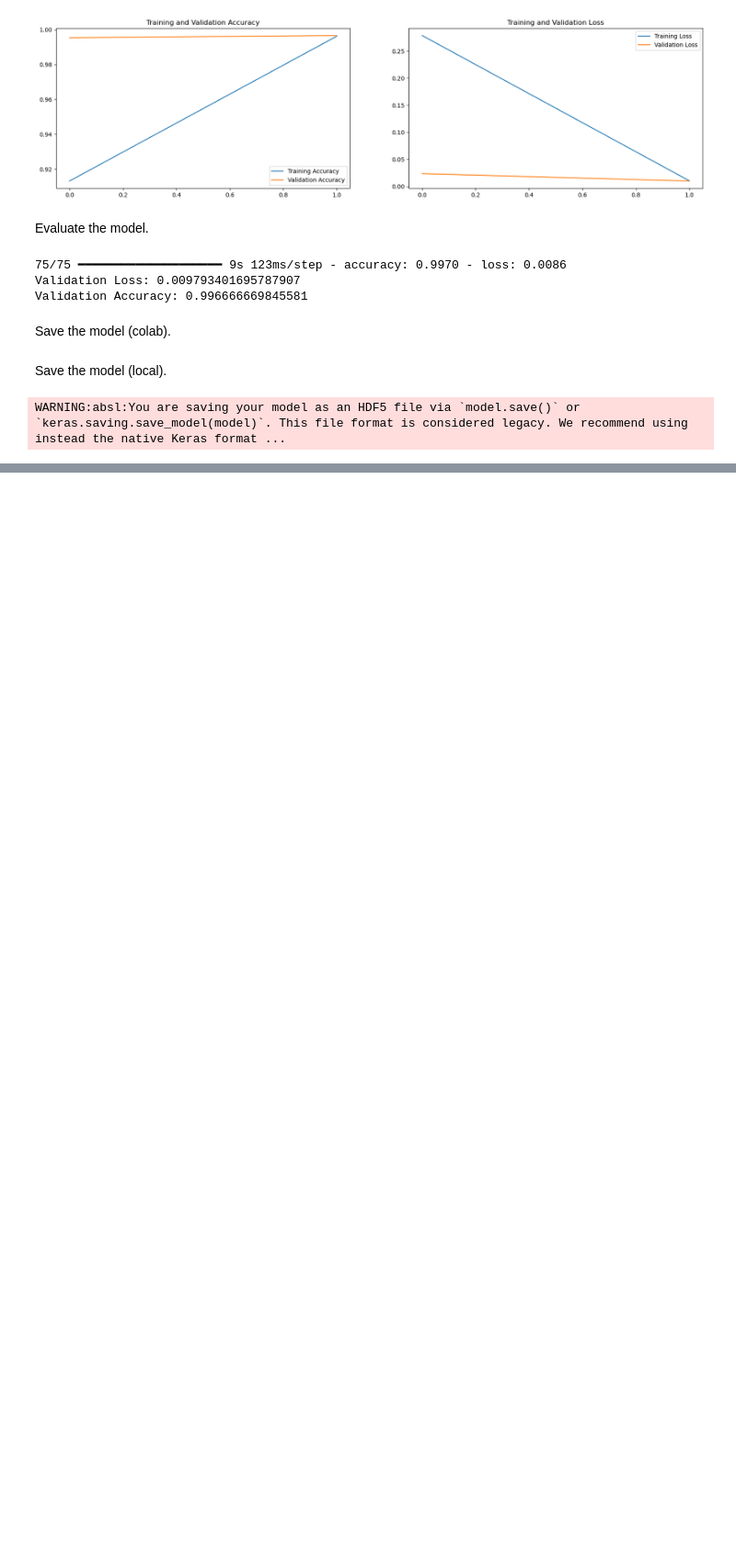
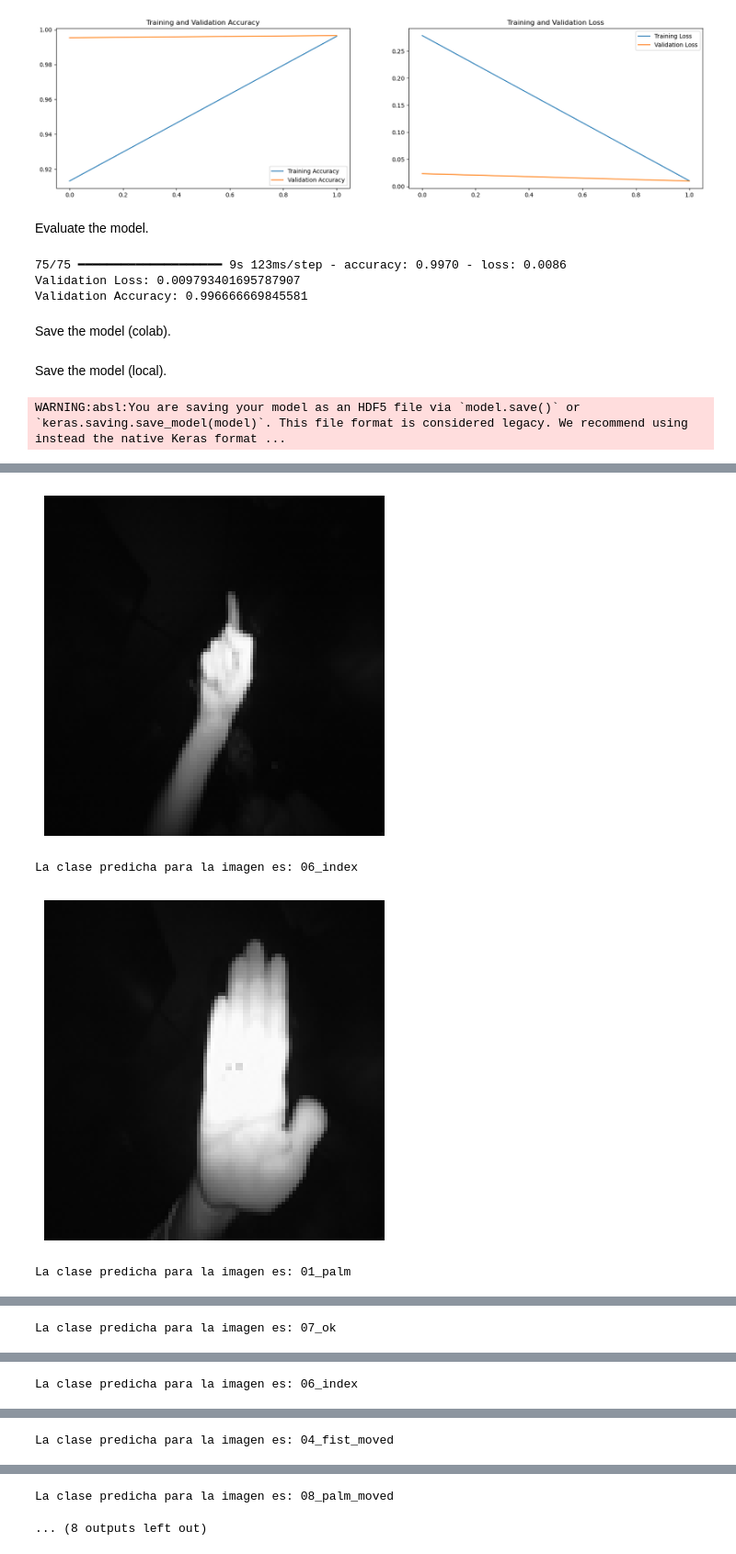
Before and after one commit to PedroVillegasss/Gesture6, a Jupyter notebook: Gesture6.ipynb, the cells around one changed output, grey strips where cells are left out. Shown at 92% size. Drawn from its saved outputs; the diff is of its cells as text; code cells hidden in the pictures; blank space fills up the shorter version.

```diff
--- a/Gesture6.ipynb
+++ b/Gesture6.ipynb
@@ -407,0 +455,2 @@ print("The 96x96 version of the original images were saved in:", data_reshaped_p
+# %%
+labels_str = [str(label) for label in labels]
@@ -407,0 +799,61 @@ print("The 96x96 version of the original images were saved in:", data_reshaped_p
+# %%
+data = list(zip(file_paths, labels))
+np.random.shuffle(data)
+file_paths, labels = zip(*data)
+# %%
+import tensorflow as tf
+import numpy as np
+import matplotlib.pyplot as plt
+from tensorflow.keras.preprocessing import image
+
+# Preprocesar la imagen y mostrarla
+def preprocess_and_show_image(img_path, target_size=(96, 96)):
+    img = image.load_img(img_path, target_size=target_size)
+    img_array = image.img_to_array(img)
+    img_array = np.expand_dims(img_array, axis=0)
+
+    # Escalar los valores a 0-255 y convertir a uint8
+    img_array = np.clip(img_array, 0, 255).astype(np.uint8)
+
+    plt.imshow(img)
+    plt.axis('off')
+    plt.show()
+    return img_array
+
+# Función para realizar predicción con el modelo cuantizado
+def predict_image_tflite(interpreter, img_path):
+    preprocessed_image = preprocess_and_show_image(img_path)
+
+    # Obtener detalles de entrada y salida
+    input_details = interpreter.get_input_details()
+    output_details = interpreter.get_output_details()
+
+    # Configurar el tensor de entrada
+    interpreter.set_tensor(input_details[0]['index'], preprocessed_image)
+
+    # Ejecutar la inferencia
+    interpreter.invoke()
+
+    # Obtener la salida del modelo
+    output_data = interpreter.get_tensor(output_details[0]['index'])
+
+    # Obtener la clase predicha
+    predicted_class = np.argmax(output_data, axis=1)
+    return predicted_class
+
+# Cargar el modelo cuantizado
+interpreter = tf.lite.Interpreter(model_path='quantized_models/quant_model_uint8.tflite')
+interpreter.allocate_tensors()
+
+# Predecir las primeras 15 imágenes
+for idx, img in enumerate(file_paths[15:25]):
+    img_path = file_paths[idx]
+    predicted_class = predict_image_tflite(interpreter, img_path)
+    # Obtener la etiqueta correspondiente a la clase predicha
+    class_name = next((key for key, val in label_map.items() if val == predicted_class[0]), None)
+    print(f'La clase predicha para la imagen es: {class_name}')
+# %% [output]
+[figure, added]
+La clase predicha para la imagen es: 06_index
+[figure, added]
+La clase predicha para la imagen es: 01_palm
@@ -407,0 +861 @@ print("The 96x96 version of the original images were saved in:", data_reshaped_p
+La clase predicha para la imagen es: 07_ok
@@ -407,0 +863 @@ print("The 96x96 version of the original images were saved in:", data_reshaped_p
+La clase predicha para la imagen es: 06_index
@@ -407,0 +865 @@ print("The 96x96 version of the original images were saved in:", data_reshaped_p
+La clase predicha para la imagen es: 04_fist_moved
@@ -407,0 +867,2 @@ print("The 96x96 version of the original images were saved in:", data_reshaped_p
+La clase predicha para la imagen es: 08_palm_moved
+... (8 outputs left out)
```
Also changed, not shown: parts of 37 cells of this notebook, 7 other files.
